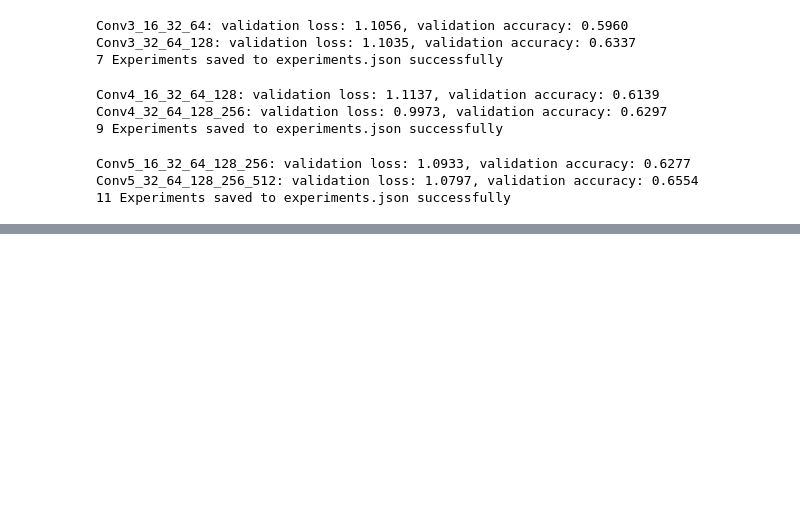
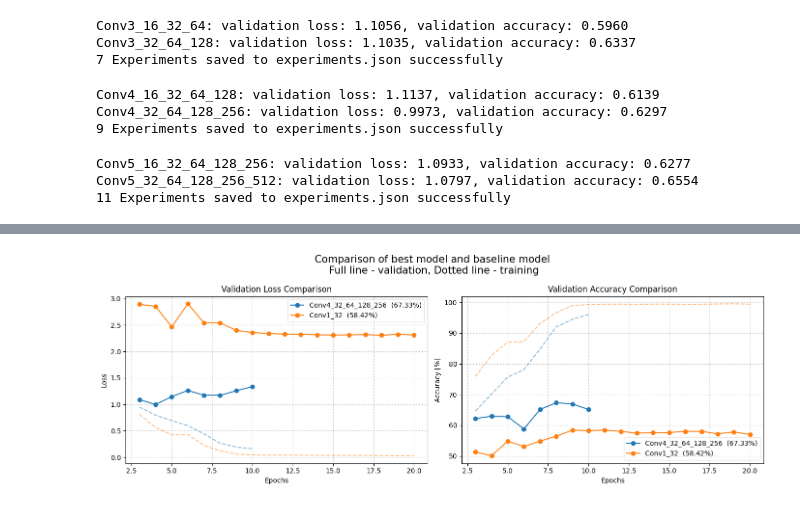
Before and after one commit to marekstorek/trash_classifier, a Jupyter notebook: ml/experiments.ipynb, the cells around one changed output, grey strips where cells are left out. Drawn from its saved outputs; the diff is of its cells as text; code cells hidden in the pictures; blank space fills up the shorter version.

Commit message:
add model comparison visualization

```diff
--- a/ml/experiments.ipynb
+++ b/ml/experiments.ipynb
@@ -149,0 +171,12 @@ Conv5_32_64_128_256_512: validation loss: 1.0797, validation accuracy: 0.6554
+# %%
+experiments = []
+experiments.append(min(all_experiments, key=lambda exp: min(r.val_loss for r in exp.progress)))
+experiments.append(all_experiments[0])
+compare_models(
+    experiments,
+    title = "Comparison of best model and baseline model",
+    epoch_start=2,
+    show_train=True,
+)
+# %% [output]
+[figure, added]
```
Also changed, not shown: parts of 4 cells of this notebook, 1 other file.
